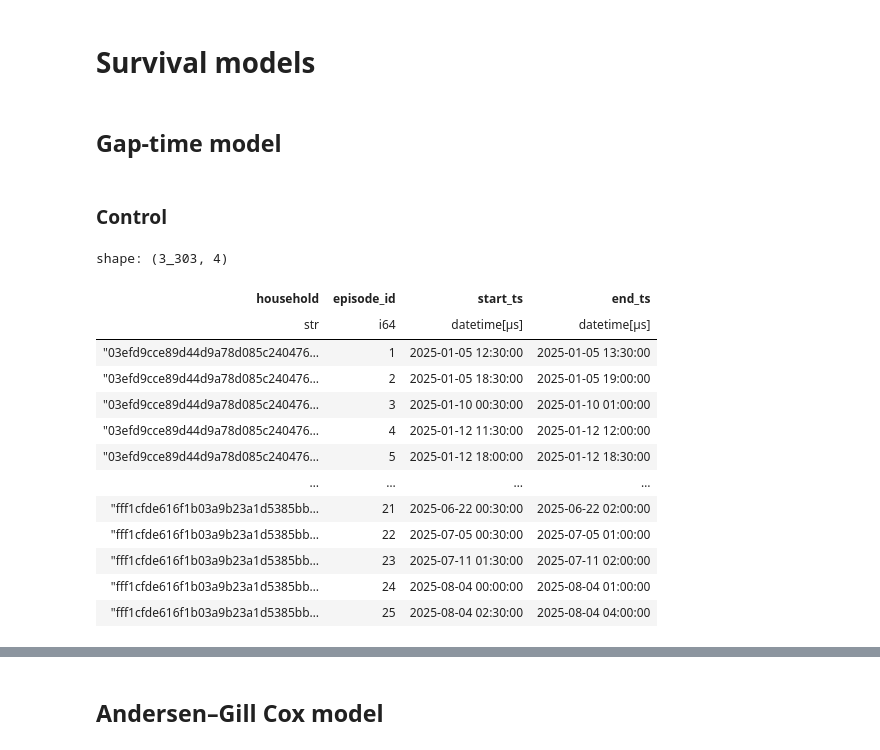
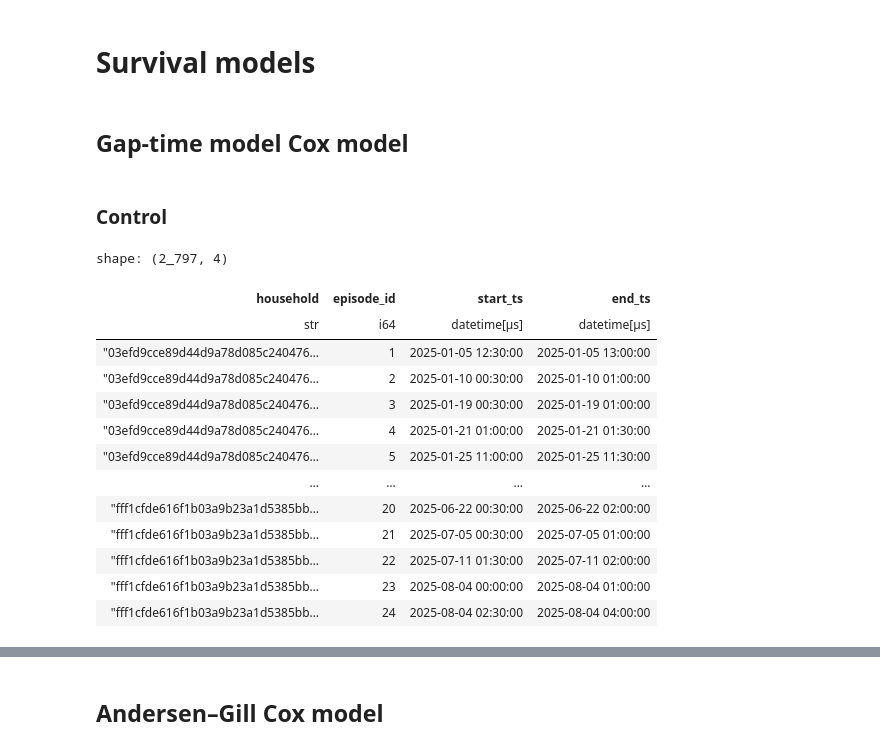
Before and after one commit to dumontduval/opticharge, a Jupyter notebook: notebooks/N00_Introductory.ipynb, the cells around one changed output, grey strips where cells are left out. Cells and saved outputs as stored; diff of their text form; code cells hidden in the pictures.

```diff
--- a/notebooks/N00_Introductory.ipynb
+++ b/notebooks/N00_Introductory.ipynb
@@ -705,25 +689,27 @@ shape: (110, 4)
 # %% [markdown]
 # Survival models
 # %% [markdown]
-## Gap-time model
+## Gap-time model Cox model
 # %% [markdown]
 ### Control
 # %%
-episodes = gen_df_events(df_flagged_C)
-episodes
+episodes_C = gen_df_events(df_flagged_C)
+episodes_I = gen_df_events(df_flagged_I)
-# %% [output]
-shape: (3_303, 4)
-| household | episode_id | start_ts | end_ts |
-| str | i64 | datetime[μs] | datetime[μs] |
-| "03efd9cce89d44d9a78d085c240476… | 1 | 2025-01-05 12:30:00 | 2025-01-05 13:30:00 |
-| "03efd9cce89d44d9a78d085c240476… | 2 | 2025-01-05 18:30:00 | 2025-01-05 19:00:00 |
-| "03efd9cce89d44d9a78d085c240476… | 3 | 2025-01-10 00:30:00 | 2025-01-10 01:00:00 |
-| "03efd9cce89d44d9a78d085c240476… | 4 | 2025-01-12 11:30:00 | 2025-01-12 12:00:00 |
-| "03efd9cce89d44d9a78d085c240476… | 5 | 2025-01-12 18:00:00 | 2025-01-12 18:30:00 |
-| … | … | … | … |
-| "fff1cfde616f1b03a9b23a1d5385bb… | 21 | 2025-06-22 00:30:00 | 2025-06-22 02:00:00 |
-| "fff1cfde616f1b03a9b23a1d5385bb… | 22 | 2025-07-05 00:30:00 | 2025-07-05 01:00:00 |
-| "fff1cfde616f1b03a9b23a1d5385bb… | 23 | 2025-07-11 01:30:00 | 2025-07-11 02:00:00 |
-| "fff1cfde616f1b03a9b23a1d5385bb… | 24 | 2025-08-04 00:00:00 | 2025-08-04 01:00:00 |
-| "fff1cfde616f1b03a9b23a1d5385bb… | 25 | 2025-08-04 02:30:00 | 2025-08-04 04:00:00 |
+# %%
+episodes_C
+# %% [output]
+shape: (2_797, 4)
+| household | episode_id | start_ts | end_ts |
+| str | i64 | datetime[μs] | datetime[μs] |
+| "03efd9cce89d44d9a78d085c240476… | 1 | 2025-01-05 12:30:00 | 2025-01-05 13:00:00 |
+| "03efd9cce89d44d9a78d085c240476… | 2 | 2025-01-10 00:30:00 | 2025-01-10 01:00:00 |
+| "03efd9cce89d44d9a78d085c240476… | 3 | 2025-01-19 00:30:00 | 2025-01-19 01:00:00 |
+| "03efd9cce89d44d9a78d085c240476… | 4 | 2025-01-21 01:00:00 | 2025-01-21 01:30:00 |
+| "03efd9cce89d44d9a78d085c240476… | 5 | 2025-01-25 11:00:00 | 2025-01-25 11:30:00 |
+| … | … | … | … |
+| "fff1cfde616f1b03a9b23a1d5385bb… | 20 | 2025-06-22 00:30:00 | 2025-06-22 02:00:00 |
+| "fff1cfde616f1b03a9b23a1d5385bb… | 21 | 2025-07-05 00:30:00 | 2025-07-05 01:00:00 |
+| "fff1cfde616f1b03a9b23a1d5385bb… | 22 | 2025-07-11 01:30:00 | 2025-07-11 02:00:00 |
+| "fff1cfde616f1b03a9b23a1d5385bb… | 23 | 2025-08-04 00:00:00 | 2025-08-04 01:00:00 |
+| "fff1cfde616f1b03a9b23a1d5385bb… | 24 | 2025-08-04 02:30:00 | 2025-08-04 04:00:00 |
 # %%
```
Also changed, not shown: parts of 28 cells of this notebook.
